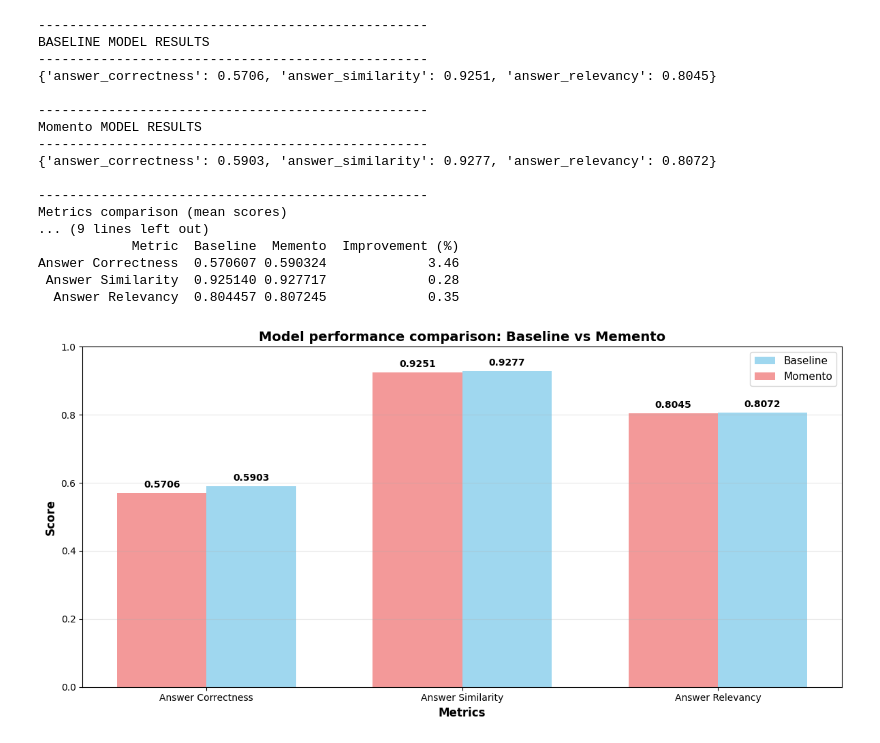
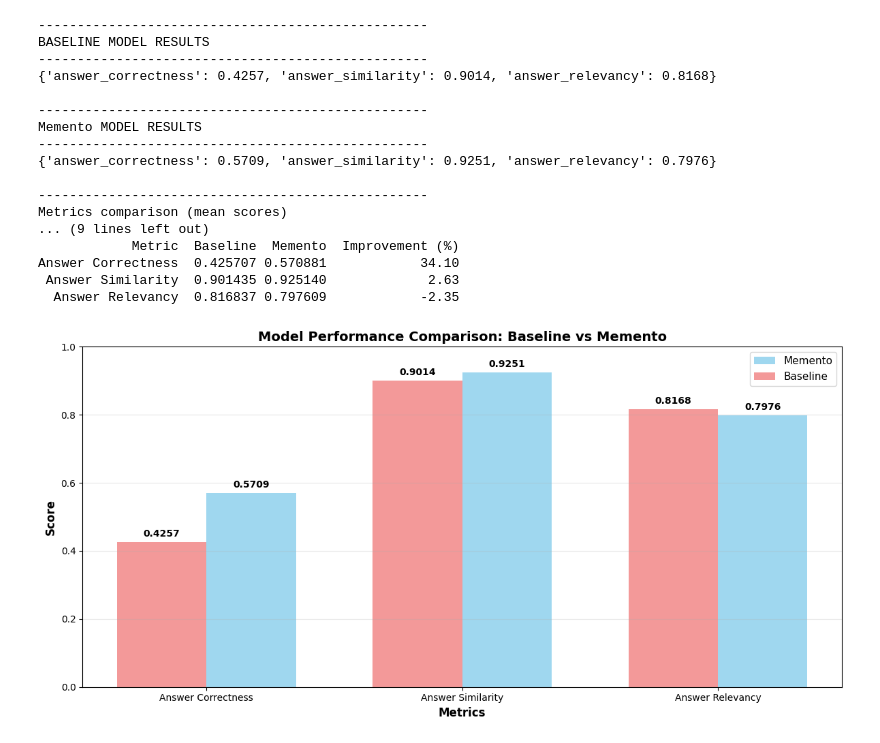
Before and after one commit to easonwangzk/Capstone, a Jupyter notebook: finetuned_model_results.ipynb, the cells around one changed output. Cells and saved outputs as stored; diff of their text form; code cells hidden in the pictures.

```diff
--- a/finetuned_model_results.ipynb
+++ b/finetuned_model_results.ipynb
@@ -544,7 +127,7 @@ from ragas.metrics import (
     answer_relevancy
 )
 
-# evaluating the models using the RAGAS metrics.
+# Evaluate models using RAGAS metrics
 def evaluate_model(dataset: Dataset, model_name: str):
     print(f"\nEvaluating {model_name}...")
 
@@ -566,7 +149,7 @@ def evaluate_model(dataset: Dataset, model_name: str):
 
 print("Running RAGAS evaluations with configured LLM...")
 baseline_results = evaluate_model(baseline_dataset, "Base Model")
-lora_results = evaluate_model(lora_dataset, "LoRA Model")
+lora_results = evaluate_model(memento_dataset, "Memento Model")
 # %% [output]
 Running RAGAS evaluations with configured LLM...
 
@@ -597,33 +173,33 @@ import numpy as np
 print("\n" + "-"*50)
 print("BASELINE MODEL RESULTS")
 print("-"*50)
+print(baseline_results)
+
+print("\n" + "-"*50)
+print("Memento MODEL RESULTS")
+print("-"*50)
 print(lora_results)
 
-print("\n" + "-"*50)
-print("Momento MODEL RESULTS")
-print("-"*50)
-print(baseline_results)
-
-# mean score.
+# Calculate mean score
 def get_mean_score(results, metric_name):
     value = results[metric_name]
     if isinstance(value, list):
         return np.mean(value)
     return value
 
-# comparing metrics by calculating the means.
+# Compare metrics by calculating means
 metrics_comparison = pd.DataFrame({
     'Metric': ['Answer Correctness', 'Answer Similarity', 'Answer Relevancy'],
     'Baseline': [
+        get_mean_score(baseline_results, 'answer_correctness'),
+        get_mean_score(baseline_results, 'answer_similarity'),
+        get_mean_score(baseline_results, 'answer_relevancy')
+
+    ],
+    'Memento': [
         get_mean_score(lora_results, 'answer_correctness'),
         get_mean_score(lora_results, 'answer_similarity'),
         get_mean_score(lora_results, 'answer_relevancy')
-
-    ],
-    'Memento': [
-        get_mean_score(baseline_results, 'answer_correctness'),
-        get_mean_score(baseline_results, 'answer_similarity'),
-        get_mean_score(baseline_results, 'answer_relevancy')
     ]
 })
 
@@ -632,11 +208,11 @@ print("Metrics comparison (mean scores)")
 print("-"*50)
 print(metrics_comparison.to_string(index=False))
 
-# caluclating improvement.
+# Calculate improvement
 metrics_comparison['Improvement (%)'] = ((metrics_comparison['Memento'] - metrics_comparison['Baseline']) / metrics_comparison['Baseline'] * 100).round(2)
 
 print("\n" + "-"*50)
-print("Detailed comparison with improvement.")
+print("Detailed comparison with improvement")
 print("-"*50)
 print(metrics_comparison.to_string(index=False))
 
@@ -645,45 +221,45 @@ x = range(len(metrics_comparison))
 width = 0.35
 
 lora_bars = ax.bar([i + width/2 for i in x], metrics_comparison['Memento'],
-                    width, label='Baseline', alpha=0.8, color='skyblue')
+                    width, label='Memento', alpha=0.8, color='skyblue')
 baseline_bars = ax.bar([i - width/2 for i in x], metrics_comparison['Baseline'],
-                        width, label='Momento', alpha=0.8, color='lightcoral')
+                        width, label='Baseline', alpha=0.8, color='lightcoral')
 
 
 ax.set_xlabel('Metrics', fontsize=12, fontweight='bold')
 ax.set_ylabel('Score', fontsize=12, fontweight='bold')
-ax.set_title('Model performance comparison: Baseline vs Memento', fontsize=14, fontweight='bold')
+ax.set_title('Model Performance Comparison: Baseline vs Memento', fontsize=14, fontweight='bold')
 ax.set_xticks(x)
 ax.set_xticklabels(metrics_comparison['Metric'], rotation=0, ha='center')
 ax.legend(fontsize=11)
 ax.grid(axis='y', alpha=0.3)
 ax.set_ylim([0, 1])
 
 for bars in [baseline_bars, lora_bars]:
     for bar in bars:
         height = bar.get_height()
         ax.text(bar.get_x() + bar.get_width()/2., height + 0.01,
                 f'{height:.4f}',
                 ha='center', va='bottom', fontsize=10, fontweight='bold')
 
 plt.tight_layout()
 plt.show()
 # %% [output]
 --------------------------------------------------
 BASELINE MODEL RESULTS
 --------------------------------------------------
-{'answer_correctness': 0.5706, 'answer_similarity': 0.9251, 'answer_relevancy': 0.8045}
+{'answer_correctness': 0.4257, 'answer_similarity': 0.9014, 'answer_relevancy': 0.8168}
 
 --------------------------------------------------
-Momento MODEL RESULTS
+Memento MODEL RESULTS
 --------------------------------------------------
-{'answer_correctness': 0.5903, 'answer_similarity': 0.9277, 'answer_relevancy': 0.8072}
+{'answer_correctness': 0.5709, 'answer_similarity': 0.9251, 'answer_relevancy': 0.7976}
 
 --------------------------------------------------
 Metrics comparison (mean scores)
 ... (9 lines left out)
             Metric  Baseline  Memento  Improvement (%)
-Answer Correctness  0.570607 0.590324             3.46
- Answer Similarity  0.925140 0.927717             0.28
-  Answer Relevancy  0.804457 0.807245             0.35
+Answer Correctness  0.425707 0.570881            34.10
+ Answer Similarity  0.901435 0.925140             2.63
+  Answer Relevancy  0.816837 0.797609            -2.35
-[figure, old version]
+[figure, new version]
```
Also changed, not shown: parts of 21 cells of this notebook, 3 other files.
